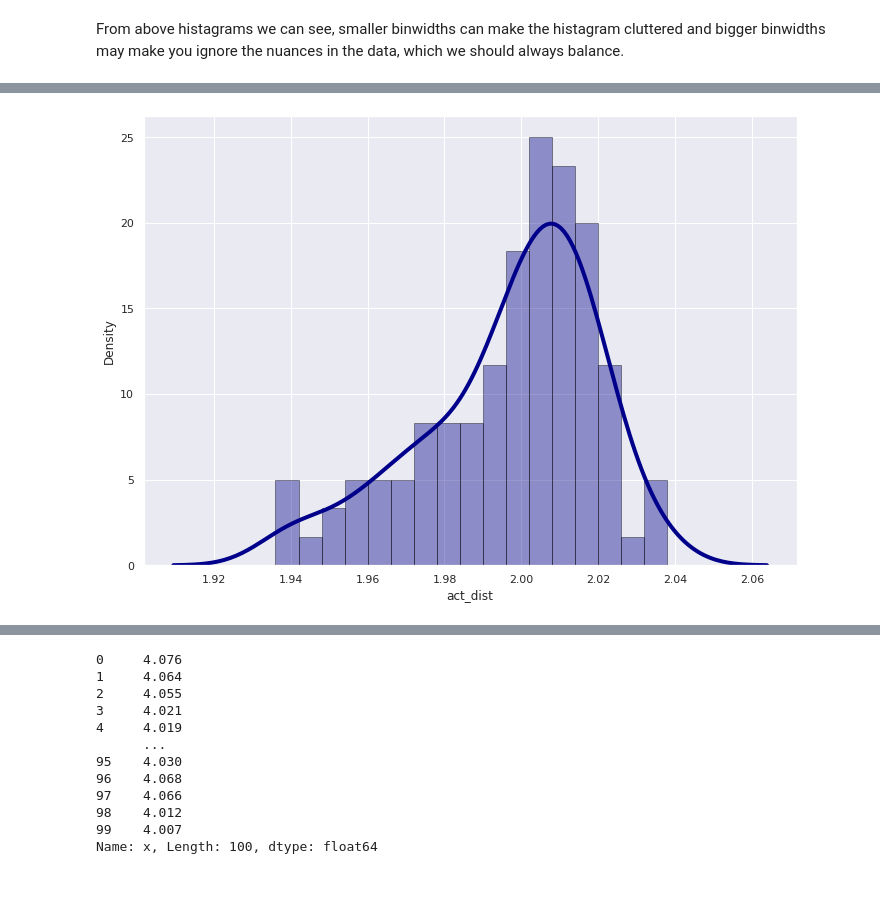
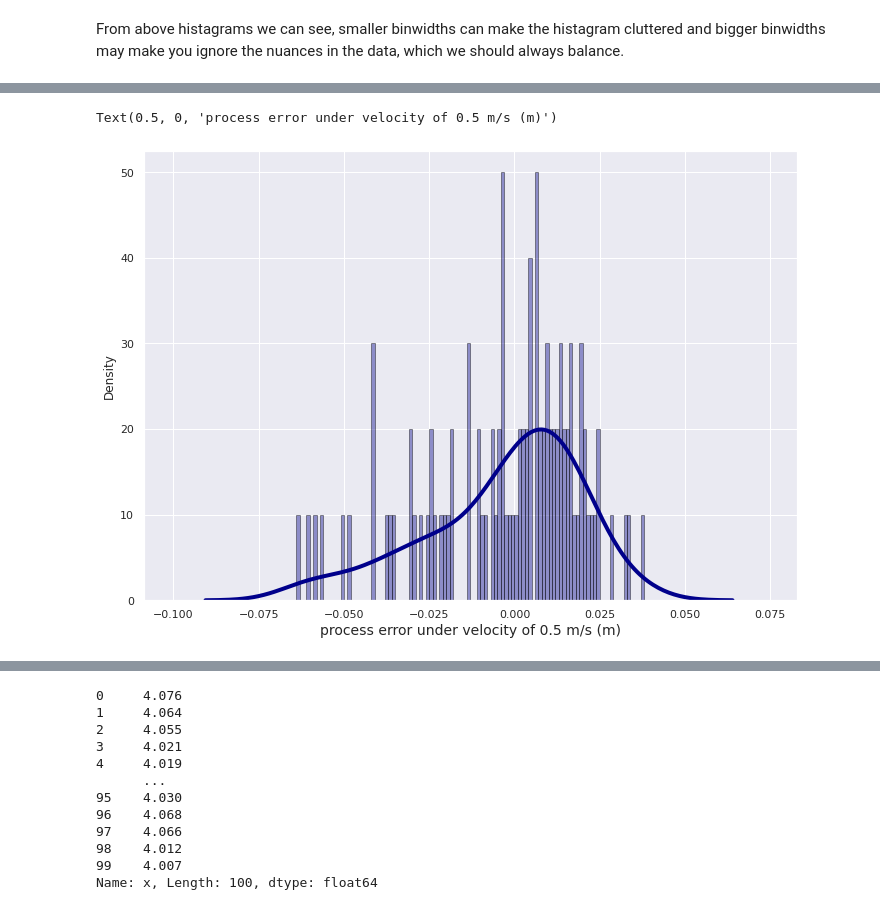
Before and after one commit to 850075610/sensor-fusion, a Jupyter notebook: data/process error/process_error.ipynb, the cells around one changed output, grey strips where cells are left out. Saved outputs shown, nothing was run; the diff lists cells and outputs as text; code cells hidden in the pictures.

Commit message:
Updated process error and measurement error with forward and lateral

```diff
--- a/data/process error/process_error.ipynb
+++ b/data/process error/process_error.ipynb
@@ -14,0 +36,2 @@ l = len(y)
+# %%
+process_error = act_dist.subtract(2)
@@ -131,7 +182,7 @@ plt.show()
 # %% [markdown]
 From above histagrams we can see, smaller binwidths can make the histagram cluttered and bigger binwidths may make you ignore the nuances in the data, which we should always balance.
 # %%
-bin_values = np.arange(start=3.975, stop=4.1, step=0.005)
+bin_values = np.arange(start=-0.1, stop=0.075, step=0.001)
 # %%
 # a4_dims = (11.7, 8.27)
 # fig, ax = plt.subplots(figsize=a4_dims)
@@ -150,0 +202,12 @@ sns_plot = sns.distplot(x, hist=True, kde=True,
+# %%
+sns.set(rc={'figure.figsize':(11.7,8.27)})
+# Density Plot and Histogram of x
+# sns.distplot(subset['arr_delay'], hist = False, kde = True,
+#                  kde_kws = {'shade': True, 'linewidth': 3},
+#                   label = airline)
+# 'shade': True can be used to compare multiple density plot
+# rug=True , for showing all detailed data
+sns_plot = sns.distplot(forward_error, hist=True, kde=True,
+             bins=bin_values, color = 'darkblue',
+             hist_kws={'edgecolor':'black'},
+             kde_kws={'linewidth': 4})
@@ -150,0 +216,12 @@ sns_plot = sns.distplot(x, hist=True, kde=True,
+# %%
+sns.set(rc={'figure.figsize':(11.7,8.27)})
+# Density Plot and Histogram of x
+# sns.distplot(subset['arr_delay'], hist = False, kde = True,
+#                  kde_kws = {'shade': True, 'linewidth': 3},
+#                   label = airline)
+# 'shade': True can be used to compare multiple density plot
+# rug=True , for showing all detailed data
+sns_plot = sns.distplot(lateral_error, hist=True, kde=True,
+             bins=bin_values, color = 'darkblue',
+             hist_kws={'edgecolor':'black'},
+             kde_kws={'linewidth': 4})
@@ -151,14 +230,18 @@ sns_plot = sns.distplot(x, hist=True, kde=True,
 # %%
 sns.set(rc={'figure.figsize':(11.7,8.27)})
 # Density Plot and Histogram of act_dist
 # sns.distplot(subset['arr_delay'], hist = False, kde = True,
 #                  kde_kws = {'shade': True, 'linewidth': 3},
 #                   label = airline)
 # 'shade': True can be used to compare multiple density plot
 # rug=True , for showing all detailed data
-sns_plot = sns.distplot(act_dist, hist=True, kde=True,
+sns_plot = sns.distplot(process_error, hist=True, kde=True,
              bins=bin_values, color = 'darkblue',
              hist_kws={'edgecolor':'black'},
              kde_kws={'linewidth': 4})
+# sns_plot.set(xlabel='process error (m)')
+sns_plot.set_xlabel("process error under velocity of 0.5 m/s (m)",fontsize=14)
+# plt.savefig("process_error_0.5.pdf")
 # %% [output]
+Text(0.5, 0, 'process error under velocity of 0.5 m/s (m)')
-[figure, old version]
+[figure, new version]
```
Also changed, not shown: parts of 34 cells of this notebook, 31 other files.
